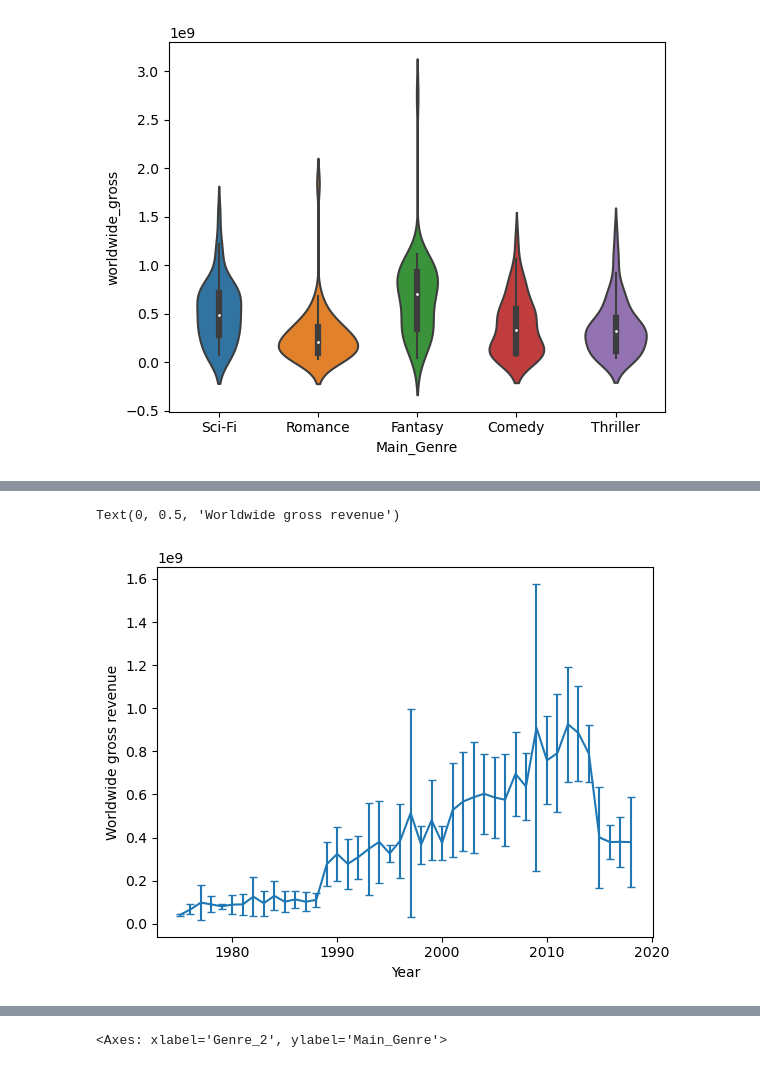
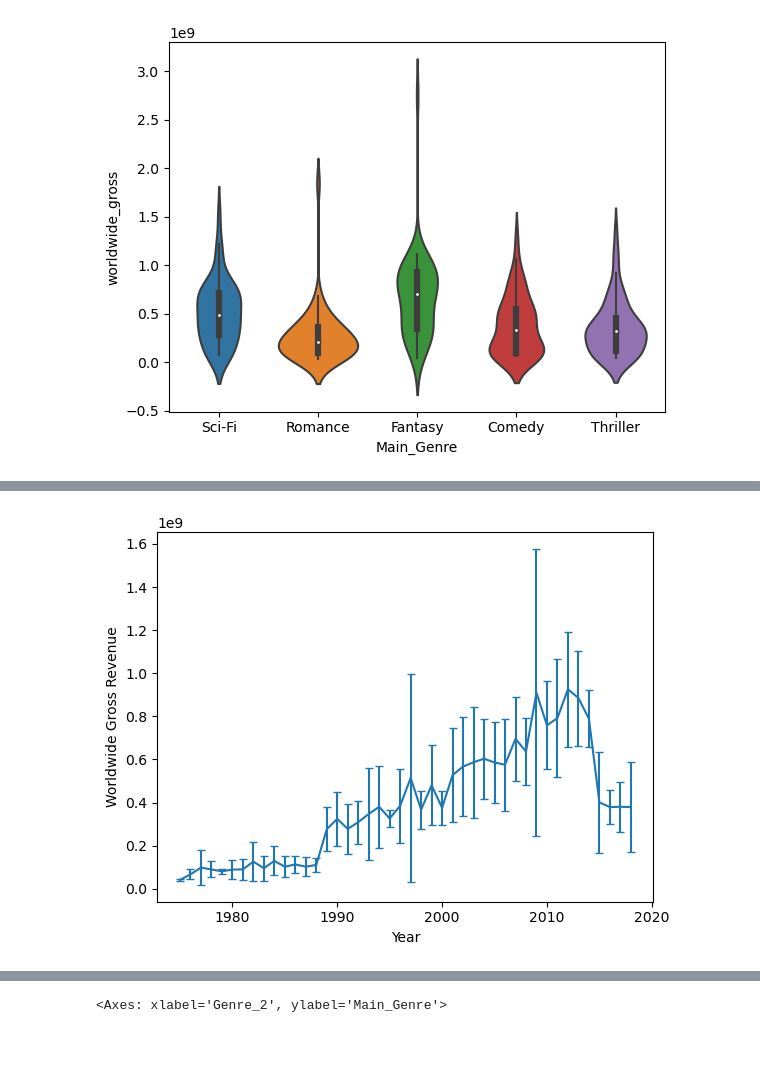
Before and after one commit to linou12/ADA23, a Jupyter notebook: Exercises/02 - Data viz and data from the web/Becoming a DataVizard exercise.ipynb, the cells around one changed output, grey strips where cells are left out. Saved outputs shown, nothing was run; the diff lists cells and outputs as text; code cells hidden in the pictures.

```diff
--- a/Exercises/02 - Data viz and data from the web/Becoming a DataVizard exercise.ipynb
+++ b/Exercises/02 - Data viz and data from the web/Becoming a DataVizard exercise.ipynb
@@ -187,9 +189,11 @@ stats_year = movies.groupby(movies['year']).apply(lambda x : pd.Series({'average
-# %%
-# Write your code to make plot with errorbars here
-plt.errorbar(stats_year.index, stats_year.average_worldwide_gross, yerr = stats_year.std_dev, capsize=3)
-plt.xlabel('Year')
-plt.ylabel('Worldwide gross revenue')
-# %% [output]
-Text(0, 0.5, 'Worldwide gross revenue')
-[figure, removed]
+# %%
+stats.sort_values(by= 'year')
+y = stats['average_worldwide_gross']
+x = stats.index
+plt.errorbar(stats.index,stats.average_worldwide_gross, yerr=stats.standard_deviation, capsize=3)
+plt.xlabel('Year')
+plt.ylabel('Worldwide Gross Revenue')
+plt.show()
+# %% [output]
+[figure, added]
 # %%
```
Also changed, not shown: parts of 8 cells of this notebook, 1 other file.
